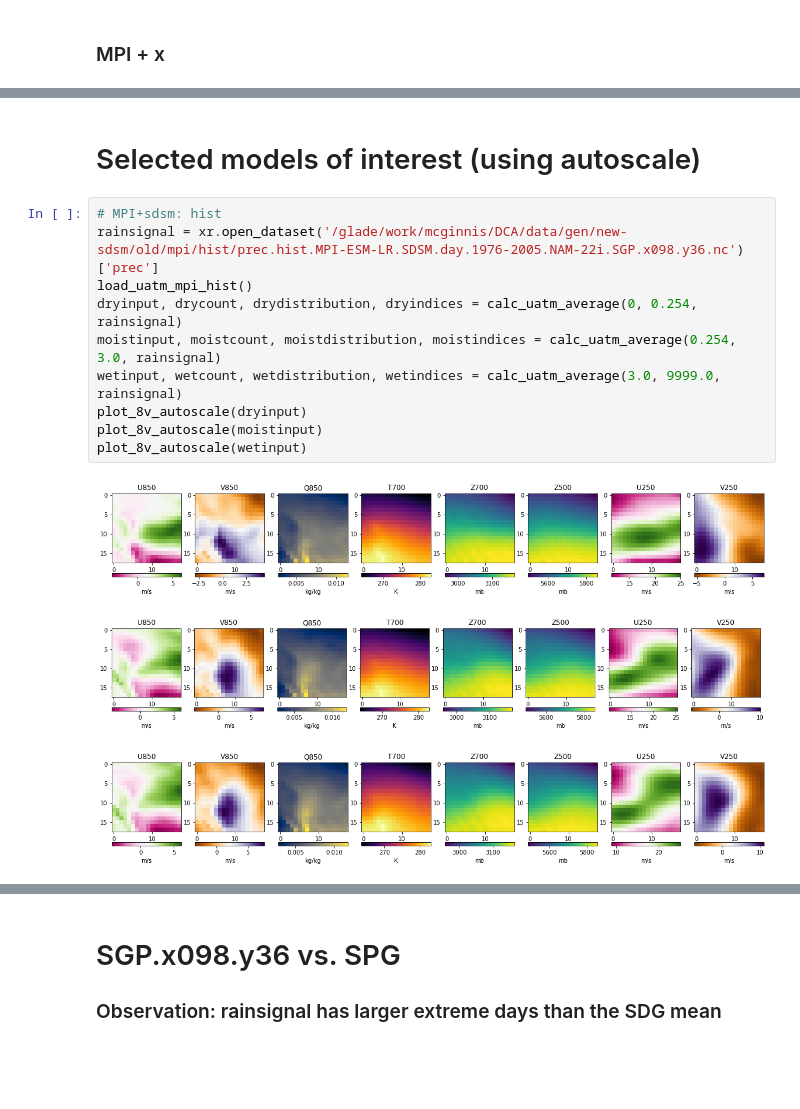
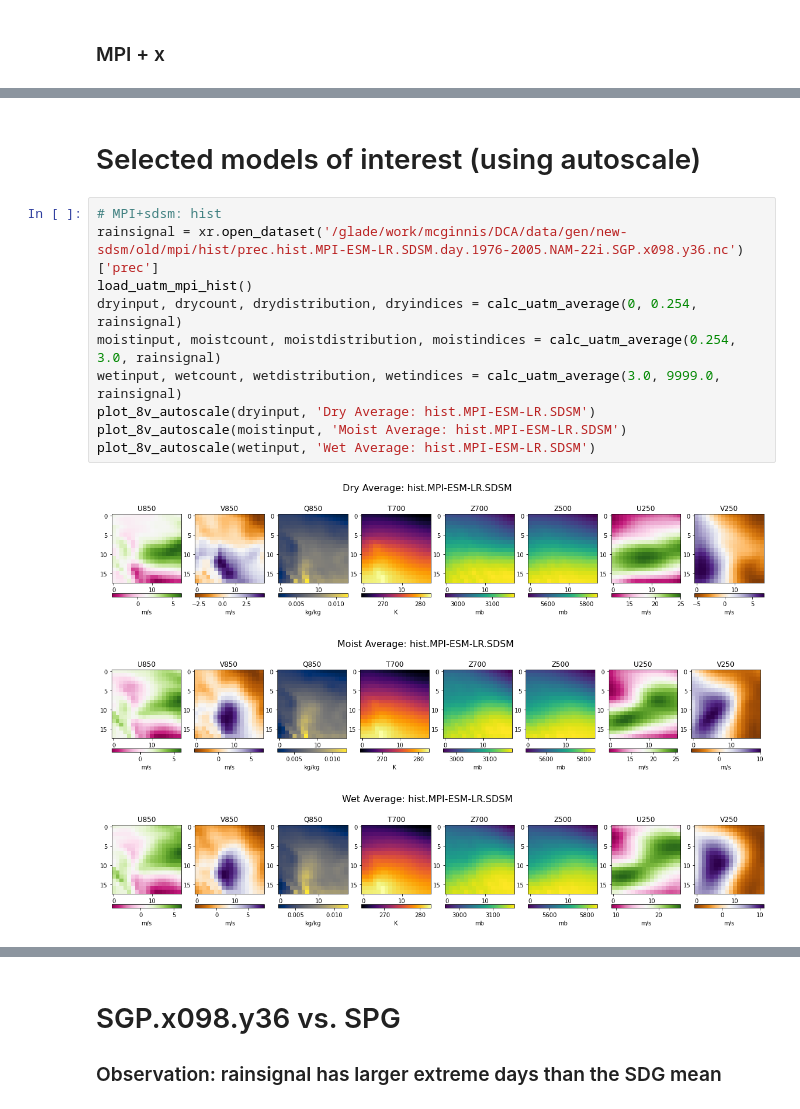
Before and after one commit to NCAR/ml-sm-dk-hf, a Jupyter notebook: notebooks/rain-days-via-xarray.ipynb, the cells around one changed output, grey strips where cells are left out. Saved outputs shown, nothing was run; the diff lists cells and outputs as text; blank space fills up the shorter version.

```diff
--- a/notebooks/rain-days-via-xarray.ipynb
+++ b/notebooks/rain-days-via-xarray.ipynb
@@ -337,20 +340,20 @@ days: 217 , model: prec.hist.MPI-ESM-LR.MBCn.day.1980-2005.NAM-22i.SGP.x098.y36.
 ... (20 outputs left out)
-# %% [markdown]
-# Selected models of interest (using autoscale)
+# %% [markdown]
+# Selected models of interest (using autoscale)
 # %%
 # MPI+sdsm: hist
 rainsignal = xr.open_dataset('/glade/work/mcginnis/DCA/data/gen/new-sdsm/old/mpi/hist/prec.hist.MPI-ESM-LR.SDSM.day.1976-2005.NAM-22i.SGP.x098.y36.nc')['prec']
 load_uatm_mpi_hist()
 dryinput, drycount, drydistribution, dryindices = calc_uatm_average(0, 0.254, rainsignal)
 moistinput, moistcount, moistdistribution, moistindices = calc_uatm_average(0.254, 3.0, rainsignal)
 wetinput, wetcount, wetdistribution, wetindices = calc_uatm_average(3.0, 9999.0, rainsignal)
-plot_8v_autoscale(dryinput)
-plot_8v_autoscale(moistinput)
-plot_8v_autoscale(wetinput)
+plot_8v_autoscale(dryinput, 'Dry Average: hist.MPI-ESM-LR.SDSM')
+plot_8v_autoscale(moistinput, 'Moist Average: hist.MPI-ESM-LR.SDSM')
+plot_8v_autoscale(wetinput, 'Wet Average: hist.MPI-ESM-LR.SDSM')
 # %% [output]
-[figure, old version]
+[figure, new version]
-[figure, old version]
+[figure, new version]
-[figure, old version]
+[figure, new version]
 # %%
 # MPI+sdsm: future
 rainsignal = xr.open_dataset('/glade/work/mcginnis/DCA/data/gen/new-sdsm/old/mpi/rcp85/prec.rcp85.MPI-ESM-LR.SDSM.day.2070-2100.NAM-22i.SGP.x098.y36.nc')['prec']
```
Also changed, not shown: parts of 22 cells of this notebook.
